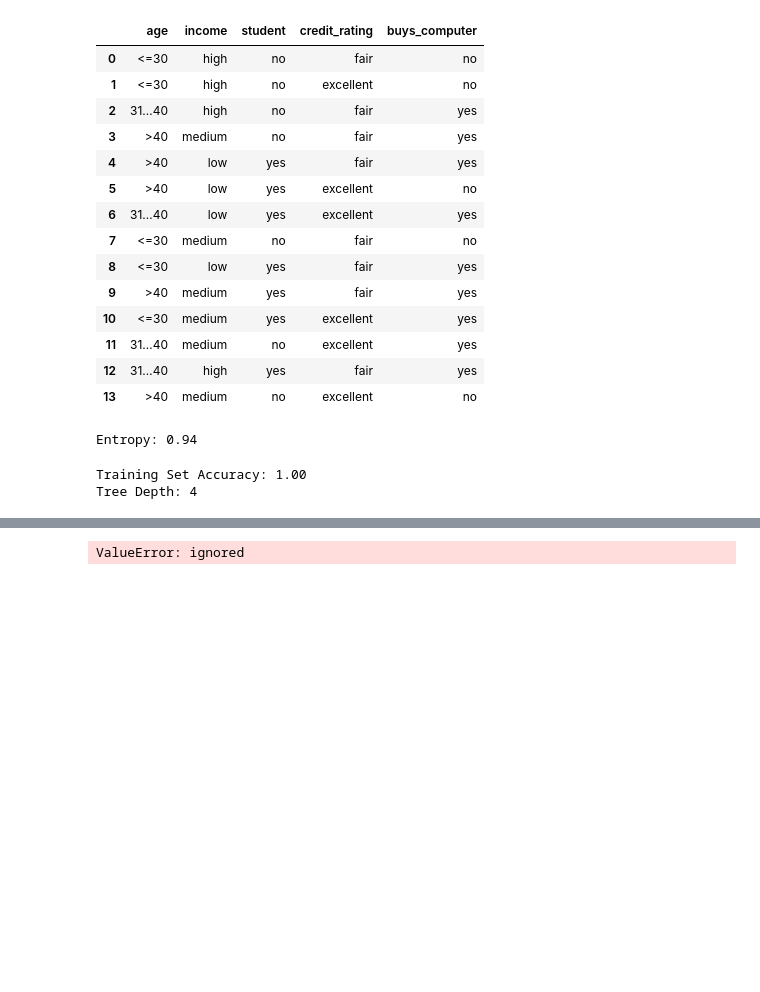
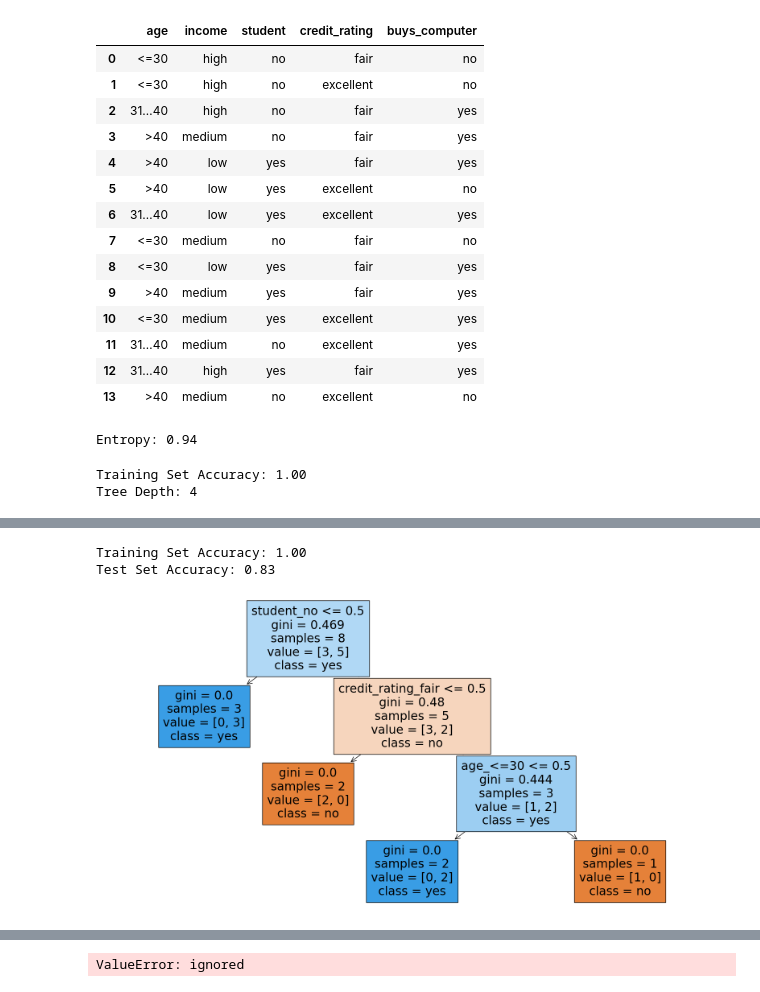
Before and after one commit to yadukul/ML-Lab, a Jupyter notebook: Lab 4.ipynb, the cells around one changed output, grey strips where cells are left out. Saved outputs shown, nothing was run; the diff lists cells and outputs as text; code cells hidden in the pictures; blank space fills up the shorter version.

```diff
--- a/Lab 4.ipynb
+++ b/Lab 4.ipynb
@@ -85 +86,41 @@ plt.show()
+# %%
+import pandas as pd
+import matplotlib.pyplot as plt
+from sklearn.tree import DecisionTreeClassifier, plot_tree
+from sklearn.model_selection import train_test_split
+from sklearn.metrics import accuracy_score
+
+
+# Perform one-hot encoding to convert categorical data into numerical
+data_encoded = pd.get_dummies(data.drop(columns=['buys_computer']))
+
+# Define your features (X) and target (y)
+X = data_encoded
+y = data['buys_computer']
+
+# Split your data into training and test sets
+X_train, X_test, y_train, y_test = train_test_split(X, y, test_size=0.4, random_state=42)
+
+# Create a Decision Tree classifier
+model = DecisionTreeClassifier()
+
+# Fit the model to the training data
+model.fit(X_train, y_train)
+
+# Calculate and print the training set accuracy
+train_accuracy = model.score(X_train, y_train)
+print(f"Training Set Accuracy: {train_accuracy:.2f}")
+
+# Calculate and print the test set accuracy
+test_accuracy = model.score(X_test, y_test)
+print(f"Test Set Accuracy: {test_accuracy:.2f}")
+
+# Plot the Decision Tree
+plt.figure(figsize=(20, 10))
+plot_tree(model, filled=True, feature_names=X.columns, class_names=model.classes_)
+plt.show()
+# %% [output]
+Training Set Accuracy: 1.00
+Test Set Accuracy: 0.83
+[figure, added]
 # %%
```
Also changed, not shown: parts of 4 cells of this notebook.
